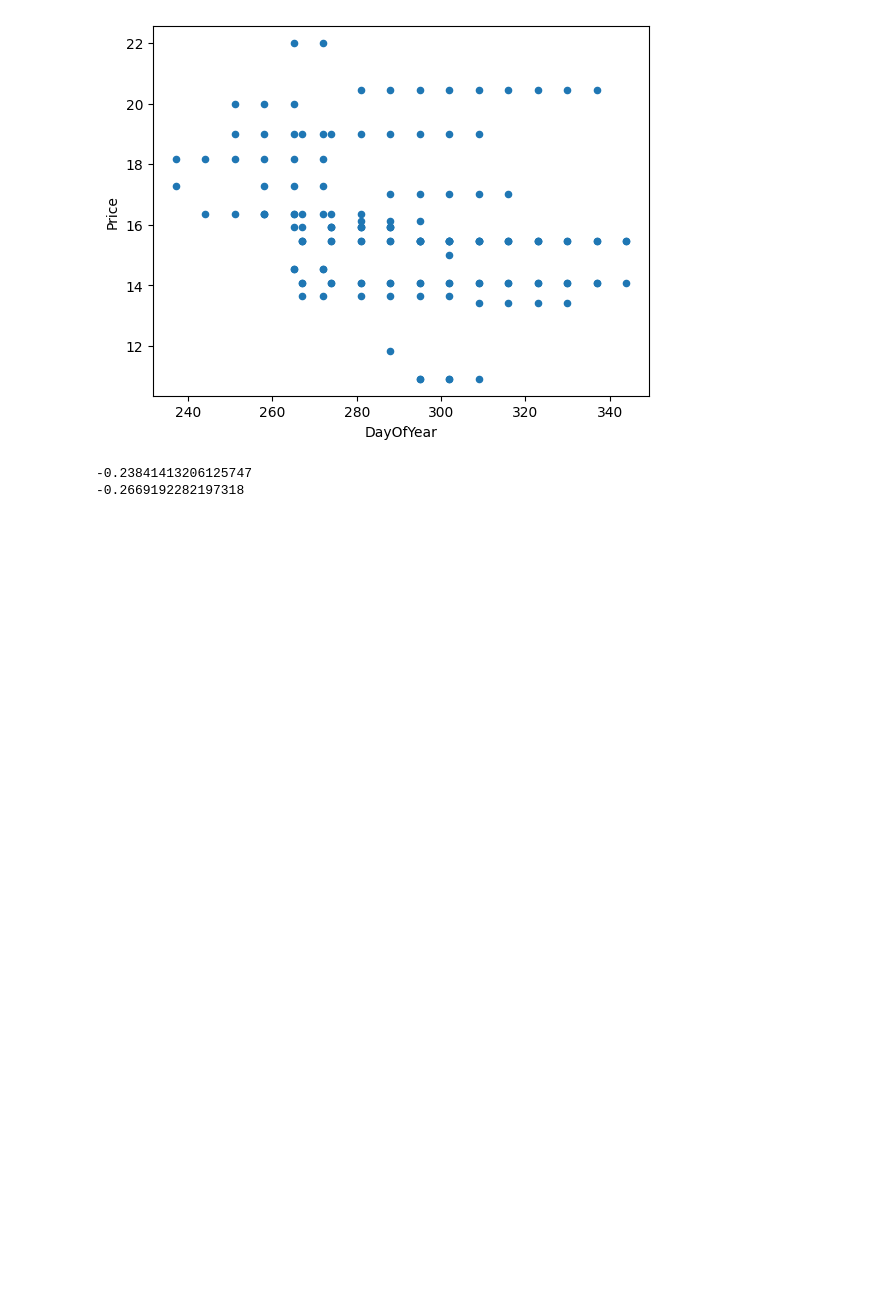
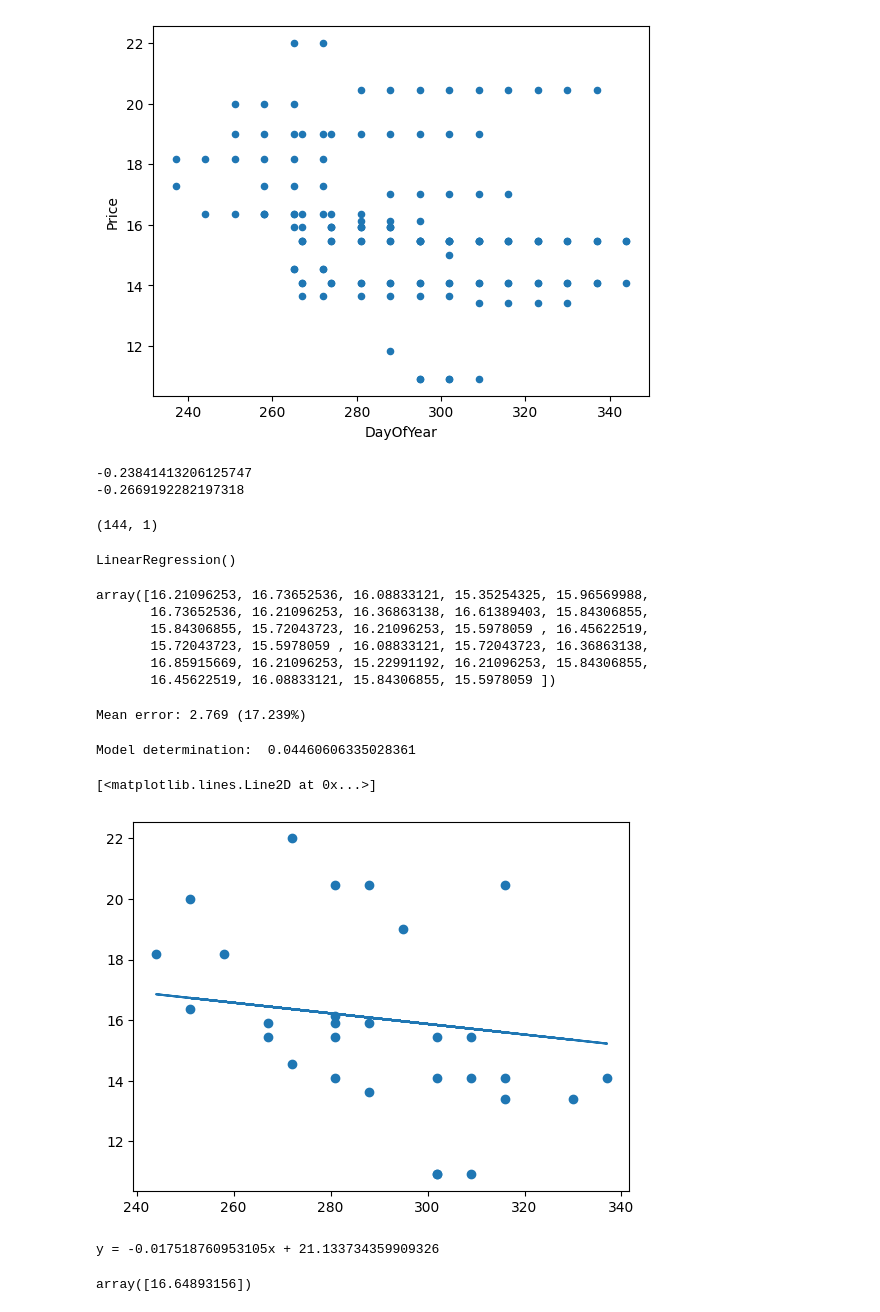
Before and after one commit to asgerami/ML-For-Beginners, a Jupyter notebook: 2-Regression/3-Linear/notebook.ipynb, the cells around one changed output. Saved outputs shown, nothing was run; the diff lists cells and outputs as text; code cells hidden in the pictures; blank space fills up the shorter version.

Commit message:
Linear and Polynomial Regression using Scikit-learn

```diff
--- a/2-Regression/3-Linear/notebook.ipynb
+++ b/2-Regression/3-Linear/notebook.ipynb
@@ -108,0 +113,61 @@ print(pie_pumpkins['DayOfYear'].corr(pie_pumpkins['Price']))
+# %%
+# Get the day of year and price in separate arrays
+X= pie_pumpkins['DayOfYear'].to_numpy().reshape(-1,1)
+y = pie_pumpkins['Price']
+
+X.shape
+# %% [output]
+(144, 1)
+# %%
+X_train, X_test, y_train, y_test = train_test_split(X, y, test_size=0.2, random_state=0)
+# %%
+# Create a linear regression object and train the model wusing out training data
+
+lin_reg = LinearRegression()
+
+lin_reg.fit(X_train,y_train)
+# %% [output]
+LinearRegression()
+# %%
+# test the model with out testing data
+pred = lin_reg.predict(X_test)
+pred
+# %% [output]
+array([16.21096253, 16.73652536, 16.08833121, 15.35254325, 15.96569988,
+       16.73652536, 16.21096253, 16.36863138, 16.61389403, 15.84306855,
+       15.84306855, 15.72043723, 16.21096253, 15.5978059 , 16.45622519,
+       15.72043723, 15.5978059 , 16.08833121, 15.72043723, 16.36863138,
+       16.85915669, 16.21096253, 15.22991192, 16.21096253, 15.84306855,
+       16.45622519, 16.08833121, 15.84306855, 15.5978059 ])
+# %%
+# To check how accurate are our predictions we use mean squared errors
+mse = np.sqrt(mean_squared_error(y_test, pred))
+
+# Print mean squared error in an easy to read format
+print(f'Mean error: {mse:,.3f} ({mse/np.mean(pred)*100:.3f}%)')
+# %% [output]
+Mean error: 2.769 (17.239%)
+# %%
+#anothe indicator of model quality id coefficient of determination
+score = lin_reg.score(X_train, y_train)
+print('Model determination: ', score)
+# %% [output]
+Model determination:  0.04460606335028361
+# %%
+#creaa a scatter plot using our test data and add a line to the plot with our predicton
+plt.scatter(X_test, y_test)
+
+plt.plot(X_test, pred)
+# %% [output]
+[<matplotlib.lines.Line2D at 0x...>]
+[figure, added]
+# %%
+# print the slope and the intercept
+print(f"y = {lin_reg.coef_[0]}x + {lin_reg.intercept_}")
+# %% [output]
+y = -0.017518760953105x + 21.133734359909326
+# %%
+# show prediction of pumpkin price on a specifict day of the year
+lin_reg.predict([[256]])
+# %% [output]
+array([16.64893156])
```
Also changed, not shown: parts of 3 cells of this notebook.
